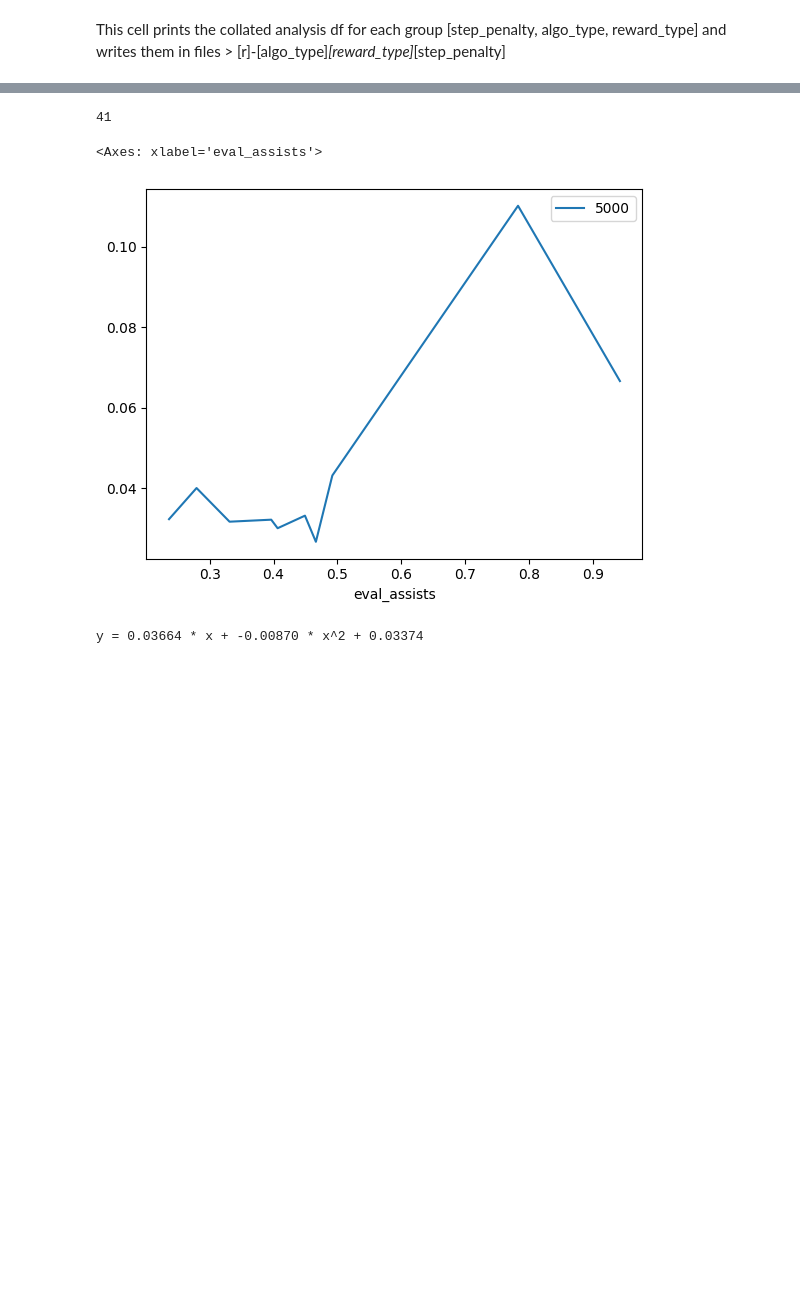
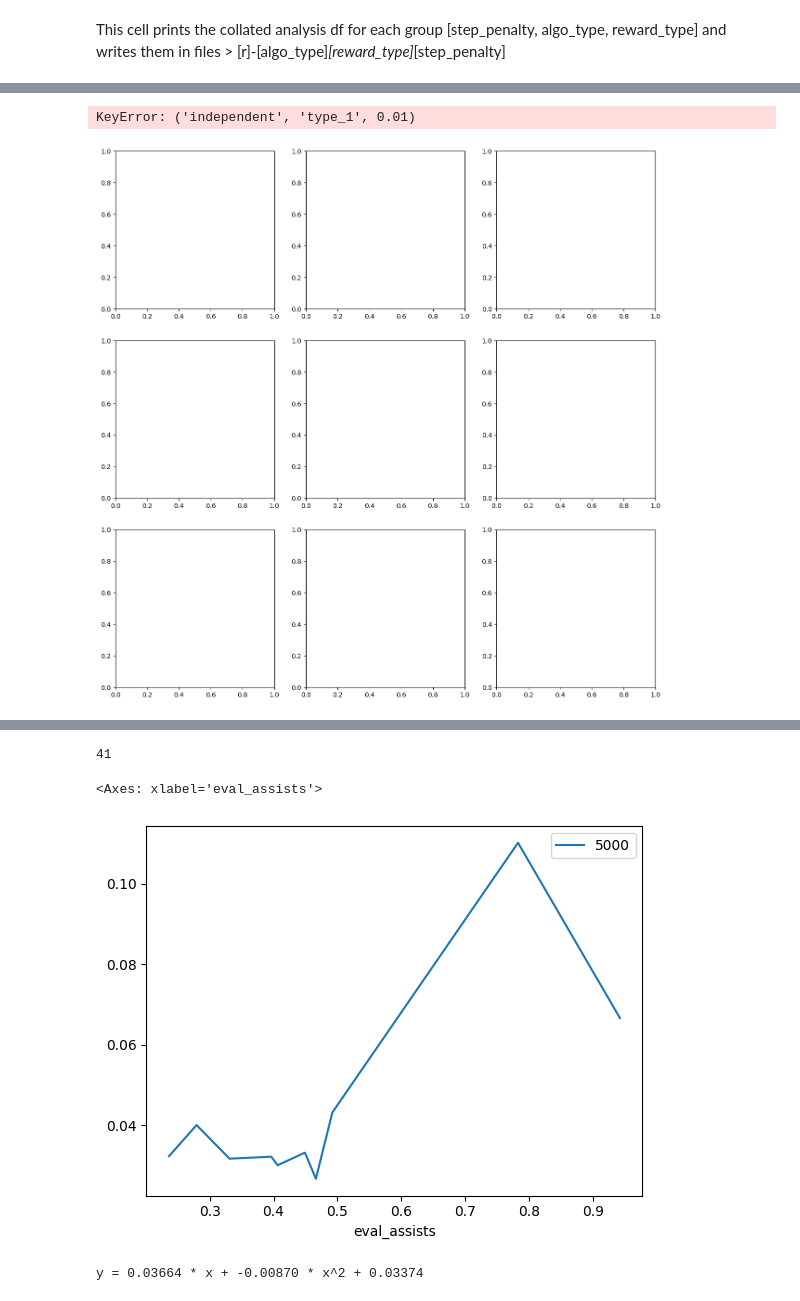
Before and after one commit to priyamDalmia/predator-prey, a Jupyter notebook: temp/wandb_test.ipynb, the cells around one changed output, grey strips where cells are left out. Saved outputs shown, nothing was run; the diff lists cells and outputs as text; code cells hidden in the pictures; blank space fills up the shorter version.

```diff
--- a/temp/wandb_test.ipynb
+++ b/temp/wandb_test.ipynb
@@ -313,2 +499,66 @@ ValueError: not enough values to unpack (expected 4, got 3)
+# %%
+fig, axs = plt.subplots(3, 3, figsize=(15, 15))
+for aindex, algo_type in enumerate(ALGORITHM_TYPES):
+    for rindex, reward_type in enumerate(REWARD_TYPES):
+        for step_penalty in [0.01]:
+            grouped = grouped_dfs_dict[(algo_type, reward_type, step_penalty)]
+            df1 = grouped.get_group(
+                    (algo_type, "predator_0", "predator_1", "ccm_1", "dx")
+                )[["5000", "analysis_assists"]]
+            x = df1["analysis_assists"]
+            y = df1["5000"]
+                # Add scatterplot
+            axs[0, aindex].scatter(
+                    x,
+                    y,
+                    s=10,
+                    alpha=0.5,
+                    color=_color_dict[reward_type], )
+            results = np.polyfit(x, y, deg=2)
+            poly_function = np.poly1d(results)
+            axs[0, aindex].plot(sorted(x), poly_function(sorted(x)), color=_color_dict[reward_type], lw=1)
+            axs[0, aindex].set_ylim(0, 0.8)
+            axs[0, aindex].set_title(f"{algo_type}_DX")
+            ## DY _PLOT
+            df1 = grouped.get_group(
+                (algo_type, "predator_0", "predator_1", "ccm_1", "dy")
+            )[["5000", "analysis_assists"]]
+            x = df1["analysis_assists"]
+            y = df1["5000"]
+            # Add scatterplot
+            axs[1, aindex].scatter(
+                x,
+                y,
+                s=10,
+                alpha=0.5,
+                color=_color_dict[reward_type],)
+            results = np.polyfit(x, y, deg=2)
+            poly_function = np.poly1d(results)
+            axs[1, aindex].plot(sorted(x), poly_function(sorted(x)), color=_color_dict[reward_type], lw=1)
+            axs[1, aindex].set_ylim(0, 0.8)
+            axs[1, aindex].set_title(f"{algo_type}_DY")
+            # PCA PLOT
+            df1 = grouped.get_group(
+                (f"{algo_type}_fixed", "predator_0", "predator_1", "ccm_1", "PCA_2")
+            )[["5000", "analysis_assists"]]
+            x = df1["analysis_assists"]
+            y = df1["5000"]
+            # Add scatterplot
+            axs[2, aindex].scatter(
+                x,
+                y,
+                s=10,
+                alpha=0.5,
+                color=_color_dict[reward_type],)
+            results = np.polyfit(x, y, deg=2)
+            poly_function = np.poly1d(results)
+            axs[2, aindex].plot(sorted(x), poly_function(sorted(x)), color=_color_dict[reward_type], lw=1)
+            axs[2, aindex].set_ylim(0.1, 0.9)
+            axs[2, aindex].set_title(f"{algo_type}_PCA")
+
+fig.savefig('../results/analysis_assists_s1_d2.png')
+# %% [output]
+KeyError: ('independent', 'type_1', 0.01)
+[figure, added]
 # %%
 import matplotlib.pyplot as plt
```
Also changed, not shown: parts of 9 cells of this notebook, 59 other files.
